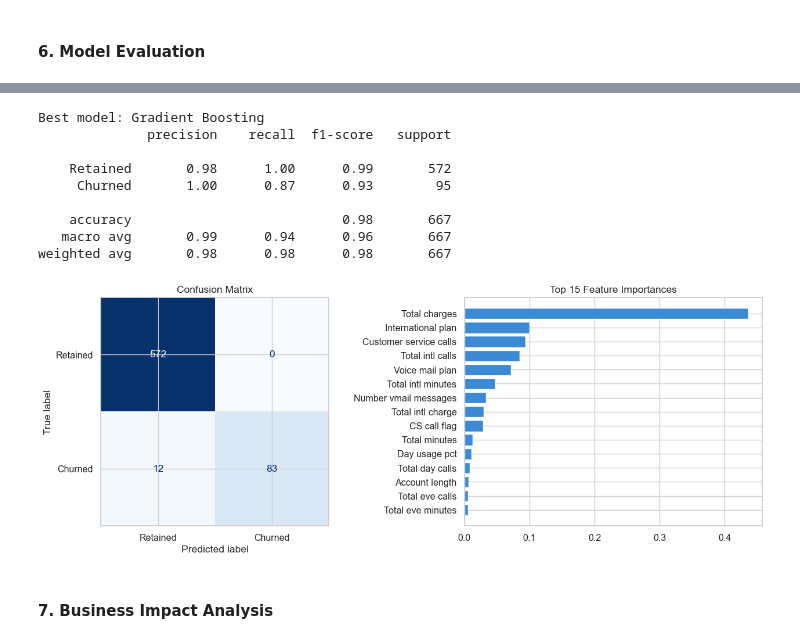
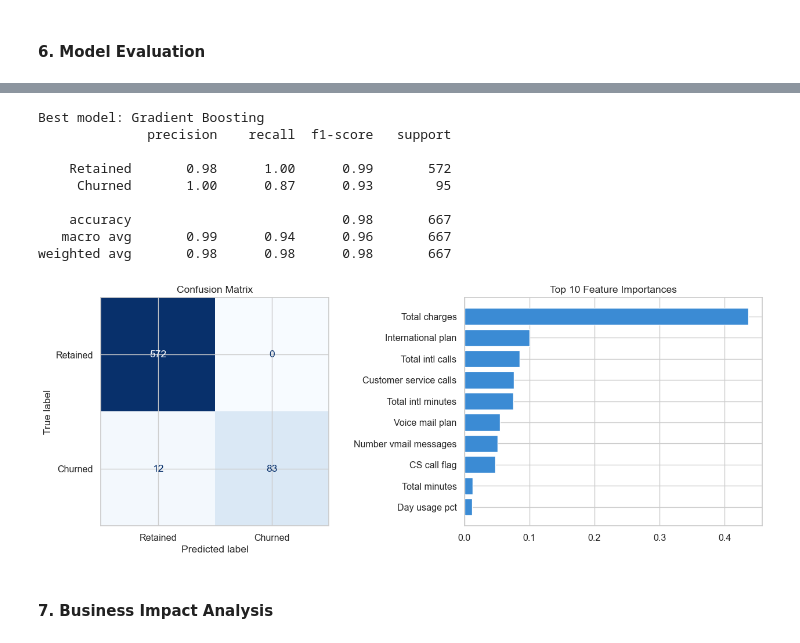
Before and after one commit to SewminiKaveesha/Customer-churn-prediction, a Jupyter notebook: Notebooks/00_Full Workflow.ipynb, the cells around one changed output, grey strips where cells are left out. Saved outputs shown, nothing was run; the diff lists cells and outputs as text; code cells hidden in the pictures.

```diff
--- a/Notebooks/00_Full Workflow.ipynb
+++ b/Notebooks/00_Full Workflow.ipynb
@@ -234,10 +260,12 @@ plt.show()
 def preprocess(df, le_dict=None, fit=True):
     """Encode, drop non-predictive columns, and engineer new features."""
     df = df.copy()
-    df.drop(columns=[c for c in ['State','Area code'] if c in df.columns], inplace=True)
+
+    df.drop(columns=[c for c in ['State', 'Area code'] if c in df.columns], inplace=True)
+
     df['Churn'] = df['Churn'].astype(int)
 
-    for col in ['International plan','Voice mail plan']:
+    for col in ['International plan', 'Voice mail plan']:
         if fit:
             le = LabelEncoder()
             df[col] = le.fit_transform(df[col])
@@ -245,13 +273,17 @@ def preprocess(df, le_dict=None, fit=True):
         else:
             df[col] = le_dict[col].transform(df[col])
 
-
-    df['Total minutes'] = df[['Total day minutes','Total eve minutes',
-                               'Total night minutes','Total intl minutes']].sum(axis=1)
-    df['Total charges'] = df[['Total day charge','Total eve charge',
-                               'Total night charge','Total intl charge']].sum(axis=1)
+    df['Total minutes'] = df[['Total day minutes', 'Total eve minutes',
+                               'Total night minutes', 'Total intl minutes']].sum(axis=1)
+    df['Total charges'] = df[['Total day charge', 'Total eve charge',
+                               'Total night charge', 'Total intl charge']].sum(axis=1)
     df['Day usage pct'] = df['Total day minutes'] / (df['Total minutes'] + 1e-9)
     df['CS call flag']  = (df['Customer service calls'] >= 4).astype(int)
+
+    charge_cols = ['Total day charge', 'Total eve charge',
+                   'Total night charge', 'Total intl charge']
+    df.drop(columns=[c for c in charge_cols if c in df.columns], inplace=True)
+
     return df
 
 le_dict  = {}
@@ -380,36 +412,36 @@ plt.show()
 # %%
 # Choosing best model
 best_name  = max(results, key=lambda n: results[n]['auc'])
 best_model = models[best_name]
 y_pred     = best_model.predict(X_test_s)
 y_prob     = best_model.predict_proba(X_test_s)[:,1]
 
 print(f"Best model: {best_name}")
 print(classification_report(y_test, y_pred, target_names=['Retained','Churned']))
 
 fig, axes = plt.subplots(1, 2, figsize=(13, 5))
 ConfusionMatrixDisplay.from_predictions(y_test, y_pred,
     display_labels=['Retained','Churned'], cmap='Blues', ax=axes[0], colorbar=False)
 axes[0].set_title('Confusion Matrix')
 
 imp_df = pd.DataFrame({'Feature':X_train.columns,
                        'Importance':best_model.feature_importances_})
-imp_df = imp_df.sort_values('Importance', ascending=True).tail(15)
+imp_df = imp_df.sort_values('Importance', ascending=True).tail(10)
 axes[1].barh(imp_df['Feature'], imp_df['Importance'], color='#3B8BD4', edgecolor='white')
-axes[1].set_title('Top 15 Feature Importances')
+axes[1].set_title('Top 10 Feature Importances')
 plt.tight_layout()
 plt.show()
 # %% [output]
 Best model: Gradient Boosting
               precision    recall  f1-score   support
 
     Retained       0.98      1.00      0.99       572
      Churned       1.00      0.87      0.93        95
 
     accuracy                           0.98       667
    macro avg       0.99      0.94      0.96       667
 weighted avg       0.98      0.98      0.98       667
-[figure, old version]
+[figure, new version]
 # %% [markdown]
 #### 7. Business Impact Analysis
 # %%
```
Also changed, not shown: parts of 5 cells of this notebook, 3 other files.
